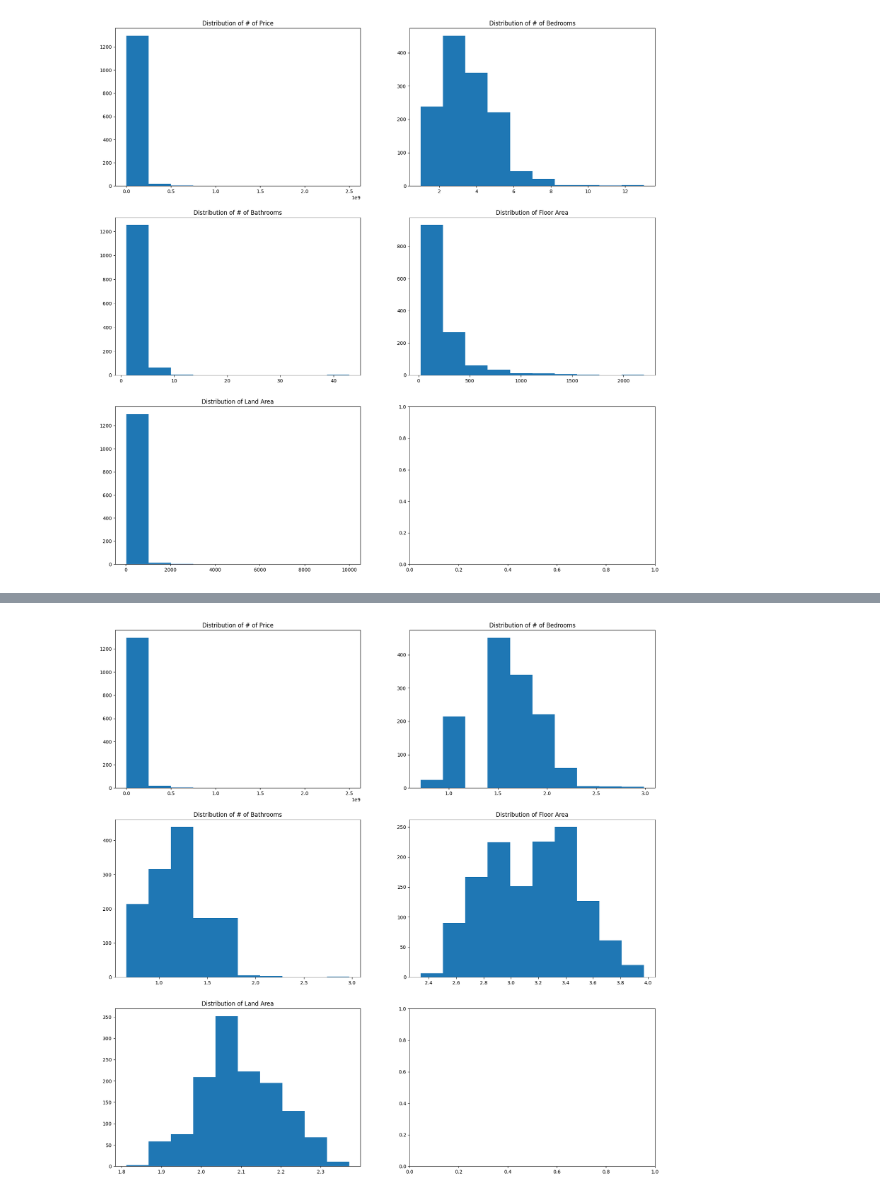
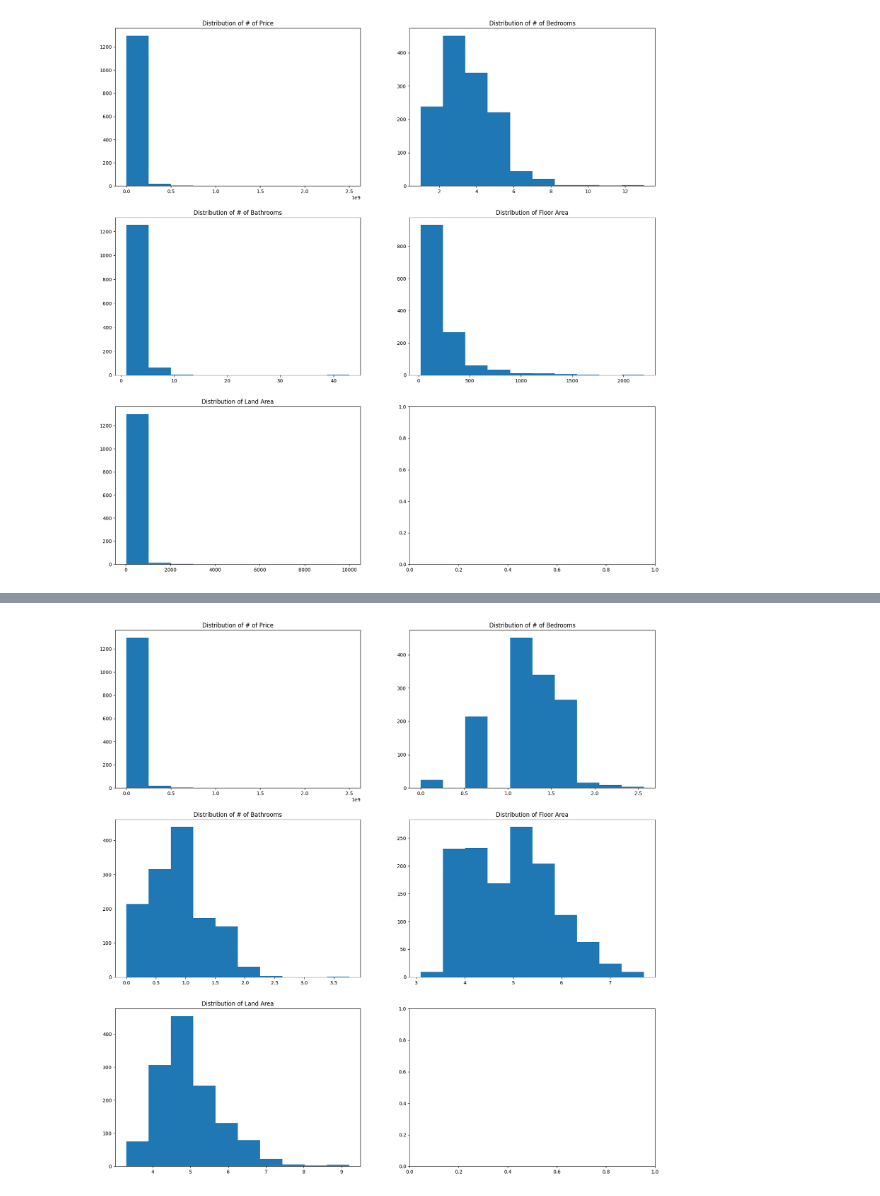
Before and after one commit to JerickoDG/HousingPH, a Jupyter notebook: notebooks/eda_and_transform.ipynb, the cells around one changed output, grey strips where cells are left out. Cells and saved outputs as stored; diff of their text form; code cells hidden in the pictures.

```diff
--- a/notebooks/eda_and_transform.ipynb
+++ b/notebooks/eda_and_transform.ipynb
@@ -107,7 +175,7 @@ def remove_outliers(col):
 
     print(f"Dropping: {len(upper_indices) + len(lower_indices)} rows in {col}")
 # %%
-for col in df.drop(['Region'], axis=1).columns:
+for col in df_outlier.drop(['Region', 'Urbanicity'], axis=1).columns:
     remove_outliers(col)
 # %% [output]
 Dropping: 147 rows in Price
@@ -122,19 +190,19 @@ df.shape
 # %%
 fig, axes = plt.subplots(3, 2, figsize=(20, 20))
 
-axes[0,0].boxplot(df['Price'])
+axes[0,0].boxplot(df_outlier['Price'])
 axes[0,0].set_title('Distribution of # of Price')
-axes[0,1].boxplot(df['Bedrooms'])
+axes[0,1].boxplot(df_outlier['Bedrooms'])
 axes[0,1].set_title('Distribution of # of Bedrooms')
-axes[1,0].boxplot(df['Bathrooms'])
+axes[1,0].boxplot(df_outlier['Bathrooms'])
 axes[1,0].set_title('Distribution of # of Bathrooms')
-axes[1,1].boxplot(df['Floor Area'])
+axes[1,1].boxplot(df_outlier['Floor Area'])
 axes[1,1].set_title('Distribution of Floor Area')
-axes[2,0].boxplot(df['Land Area'])
+axes[2,0].boxplot(df_outlier['Land Area'])
 axes[2,0].set_title('Distribution of Land Area')
 
-for col, ax in zip(df.drop(['Region'], axis=1).columns, axes.flat):
-    plot_upper_lower_bounds_boxplot(ax, df[col])
+for col, ax in zip(df_outlier.drop(['Region'], axis=1).columns, axes.flat):
+    plot_upper_lower_bounds_boxplot(ax, df_outlier[col])
 
 plt.show()
 # %% [output]
@@ -160,5 +228,5 @@ df
 # %%
-df_copy = df.copy()
+df_log = df.copy()
 # %%
 fig, axes = plt.subplots(3, 2, figsize=(20, 20))
 
@@ -197,4 +265,4 @@ plt.show()
 cols = ['Bedrooms', 'Bathrooms', 'Floor Area', 'Land Area']
 
 for col in cols:
-    df_copy[col], _ = yeojohnson(df_copy[col])
+    df_log[col] = np.log(df_log[col])
@@ -217,18 +285,18 @@ df_copy
 # %%
 fig, axes = plt.subplots(3, 2, figsize=(20, 20))
 
-axes[0,0].hist(df_copy['Price'])
+axes[0,0].hist(df_log['Price'])
 axes[0,0].set_title('Distribution of # of Price')
-axes[0,1].hist(df_copy['Bedrooms'])
+axes[0,1].hist(df_log['Bedrooms'])
 axes[0,1].set_title('Distribution of # of Bedrooms')
-axes[1,0].hist(df_copy['Bathrooms'])
+axes[1,0].hist(df_log['Bathrooms'])
 axes[1,0].set_title('Distribution of # of Bathrooms')
-axes[1,1].hist(df_copy['Floor Area'])
+axes[1,1].hist(df_log['Floor Area'])
 axes[1,1].set_title('Distribution of Floor Area')
-axes[2,0].hist(df_copy['Land Area'])
+axes[2,0].hist(df_log['Land Area'])
 axes[2,0].set_title('Distribution of Land Area')
 
 plt.show()
 # %% [output]
-[figure, old version]
+[figure, new version]
 # %%
```
Also changed, not shown: parts of 32 cells of this notebook, 6 other files.
